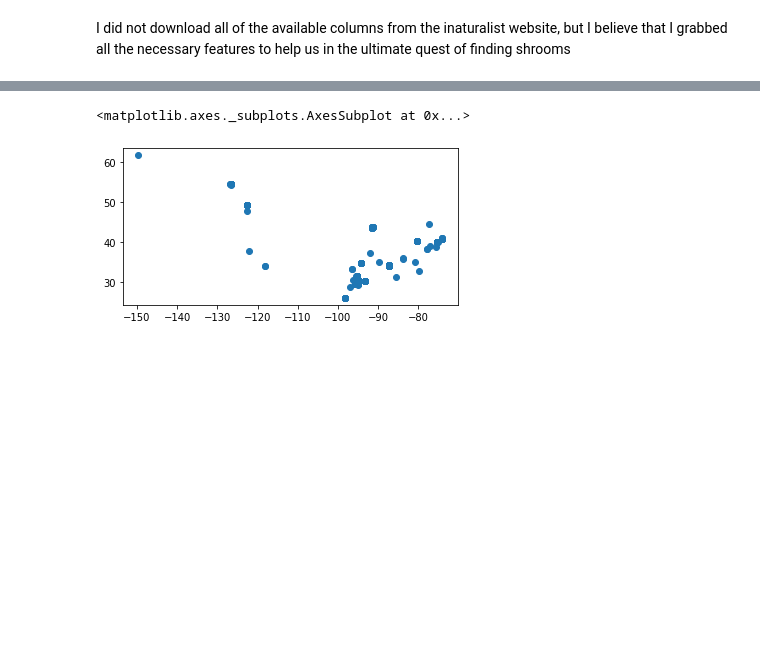
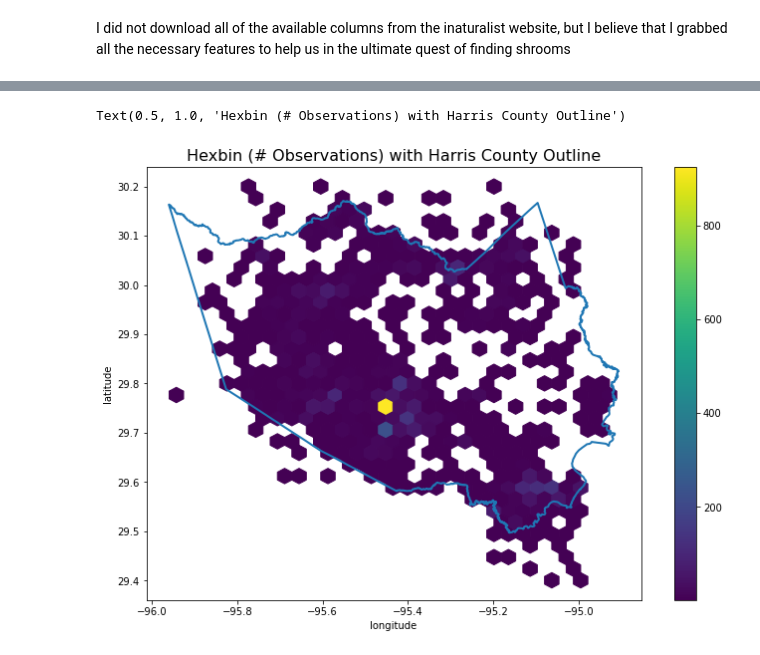
Before and after one commit to noahkarsky/spatial-shrooms, a Jupyter notebook: iNaturalist_Dataset_Exploration.ipynb, the cells around one changed output, grey strips where cells are left out. Drawn from its saved outputs; the diff is of its cells as text; code cells hidden in the pictures; blank space fills up the shorter version.

```diff
--- a/iNaturalist_Dataset_Exploration.ipynb
+++ b/iNaturalist_Dataset_Exploration.ipynb
@@ -101,8 +142,10 @@ gdf = gpd.GeoDataFrame(df, geometry=df.geometry)
 # %%
 aoi = gpd.read_file('/content/drive/MyDrive/DataStuff/shroom_spatial/spatial/soilsa_a_tx201.shp')
-# %%
-base = aoi.plot()
-gdf[gdf.longitude < -20].plot(ax = base , figsize=(10,10))
-# %% [output]
-<matplotlib.axes._subplots.AxesSubplot at 0x...>
-[figure, removed]
+# %%
+fig , ax = plt.subplots(figsize=(12, 8))
+base = gdf.plot(ax = ax ,kind = 'hexbin',x = 'longitude',y = 'latitude',mincnt = 1,reduce_C_function=np.sum,cmap="viridis",gridsize=30)
+aoi.boundary.plot(ax  = ax,linewidth = 2)
+ax.set_title('Hexbin (# Observations) with Harris County Outline',fontsize = 16)
+# %% [output]
+Text(0.5, 1.0, 'Hexbin (# Observations) with Harris County Outline')
+[figure, added]
```
Also changed, not shown: parts of 19 cells of this notebook.
